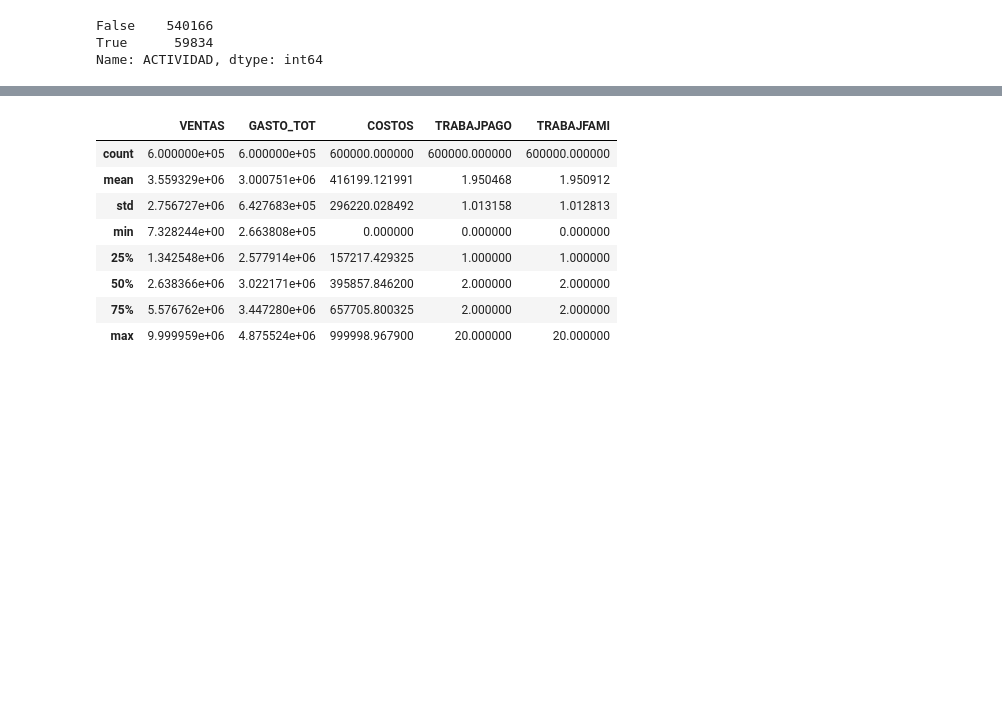
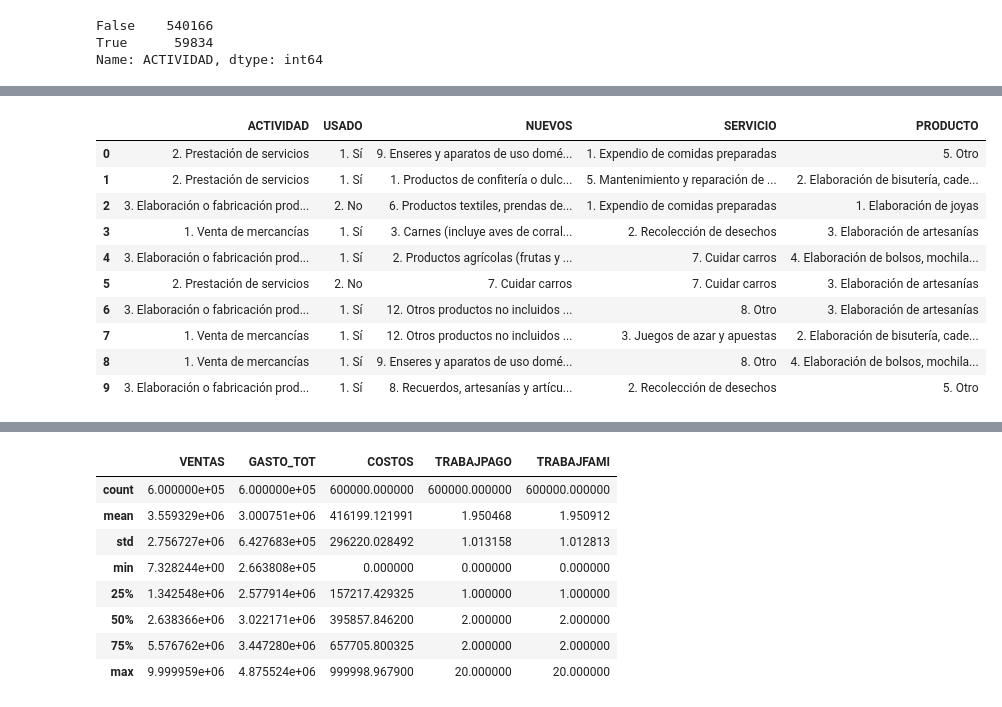
Before and after one commit to caravilaga/Repositorio_DANE, a Jupyter notebook: Experimental/Arreglo Censo.ipynb, the cells around one changed output, grey strips where cells are left out. Saved outputs shown, nothing was run; the diff lists cells and outputs as text; code cells hidden in the pictures; blank space fills up the shorter version.

Commit message:
Se agrega Actividad, Serivicios, ...

```diff
--- a/Experimental/Arreglo Censo.ipynb
+++ b/Experimental/Arreglo Censo.ipynb
@@ -1208,7 +1226,31 @@ df['COD_MPIO'] = pd.to_numeric(df['COD_MPIO'], errors= 'coerce')
 df['CPAM'] = (df['COD_MPIO'].isin(cpam) & df['CLASE']==1).apply(lambda x: int(x))
 
 # Arreglar variable de Sexo
-df.loc[~((df['SEXO']=="1. Hombre") | (df['SEXO']=="2. Mujer")),'SEXO'] = df['FECHA_NAC']
+df.loc[~((df['SEXO']=="1. Hombre") | (df['SEXO']=="2. Mujer")),'SEXO'] = df.loc[~((df['SEXO']=="1. Hombre") | (df['SEXO']=="2. Mujer")),'FECHA_NAC']
+
+# Arreglar variable ACTIVIDAD
+df.loc[df['ACTIVIDAD'].isna(),'ACTIVIDAD'] = df.loc[df['ACTIVIDAD'].isna(),'USADO']
+
+# Arreglar variable USADO
+df.loc[~((df['USADO']=="2. No") | (df['USADO']=="1. Sí")),'USADO'] = df.loc[~((df['USADO']=="2. No") | (df['USADO']=="1. Sí")),'NUEVOS']
+
+# Arreglar variable NUEVOS
+df.loc[((df['NUEVOS']=="2. No") | (df['NUEVOS']=="1. Sí")),'NUEVOS'] = df.loc[((df['NUEVOS']=="2. No") | (df['NUEVOS']=="1. Sí")),'SERVICIO']
+
+
+# Arreglar variable SERVICIO
+df.loc[~(df['OBS_IV'].isna()),'SERVICIO'] = df.loc[~(df['OBS_IV'].isna()),'PRODUCTO']
+
+# Arreglar variable PRODUCTO
+df.loc[~(df['OBS_IV'].isna()),'PRODUCTO'] = df.loc[~(df['OBS_IV'].isna()),'OTRA_ACTIVIDAD']
+
+# Obtener sólo el número como llegará en el CENU
+df['ACTIVIDAD'] = df['ACTIVIDAD'].apply(lambda x: x.split('.')[0])
+df['USADO'] = df['USADO'].apply(lambda x: x.split('.')[0])
+df['NUEVOS'] = df['NUEVOS'].apply(lambda x: x.split('.')[0])
+df['SERVICIO'] = df['SERVICIO'].apply(lambda x: x.split('.')[0])
+df['PRODUCTO'] = df['PRODUCTO'].apply(lambda x: x.split('.')[0])
+
 
 # Agregar variable de ubicación geográfica
 df['Inicio Coordinado GPS'] = "4.6477089,-74.0916305"
@@ -1214,0 +1296,14 @@ df['Inicio Coordinado GPS'] = "4.6477089,-74.0916305"
+# %%
+df[['ACTIVIDAD','USADO','NUEVOS','SERVICIO','PRODUCTO']].head(10)
+# %% [output]
+|  | ACTIVIDAD | USADO | NUEVOS | SERVICIO | PRODUCTO |
+| 0 | 2. Prestación de servicios | 1. Sí | 9. Enseres y aparatos de uso domé... | 1. Expendio de comidas preparadas | 5. Otro |
+| 1 | 2. Prestación de servicios | 1. Sí | 1. Productos de confitería o dulc... | 5. Mantenimiento y reparación de ... | 2. Elaboración de bisutería, cade... |
+| 2 | 3. Elaboración o fabricación prod... | 2. No | 6. Productos textiles, prendas de... | 1. Expendio de comidas preparadas | 1. Elaboración de joyas |
+| 3 | 1. Venta de mercancías | 1. Sí | 3. Carnes (incluye aves de corral... | 2. Recolección de desechos | 3. Elaboración de artesanías |
+| 4 | 3. Elaboración o fabricación prod... | 1. Sí | 2. Productos agrícolas (frutas y ... | 7. Cuidar carros | 4. Elaboración de bolsos, mochila... |
+| 5 | 2. Prestación de servicios | 2. No | 7. Cuidar carros | 7. Cuidar carros | 3. Elaboración de artesanías |
+| 6 | 3. Elaboración o fabricación prod... | 1. Sí | 12. Otros productos no incluidos ... | 8. Otro | 3. Elaboración de artesanías |
+| 7 | 1. Venta de mercancías | 1. Sí | 12. Otros productos no incluidos ... | 3. Juegos de azar y apuestas | 2. Elaboración de bisutería, cade... |
+| 8 | 1. Venta de mercancías | 1. Sí | 9. Enseres y aparatos de uso domé... | 8. Otro | 4. Elaboración de bolsos, mochila... |
+| 9 | 3. Elaboración o fabricación prod... | 1. Sí | 8. Recuerdos, artesanías y artícu... | 2. Recolección de desechos | 5. Otro |
```
Also changed, not shown: parts of 6 cells of this notebook.
